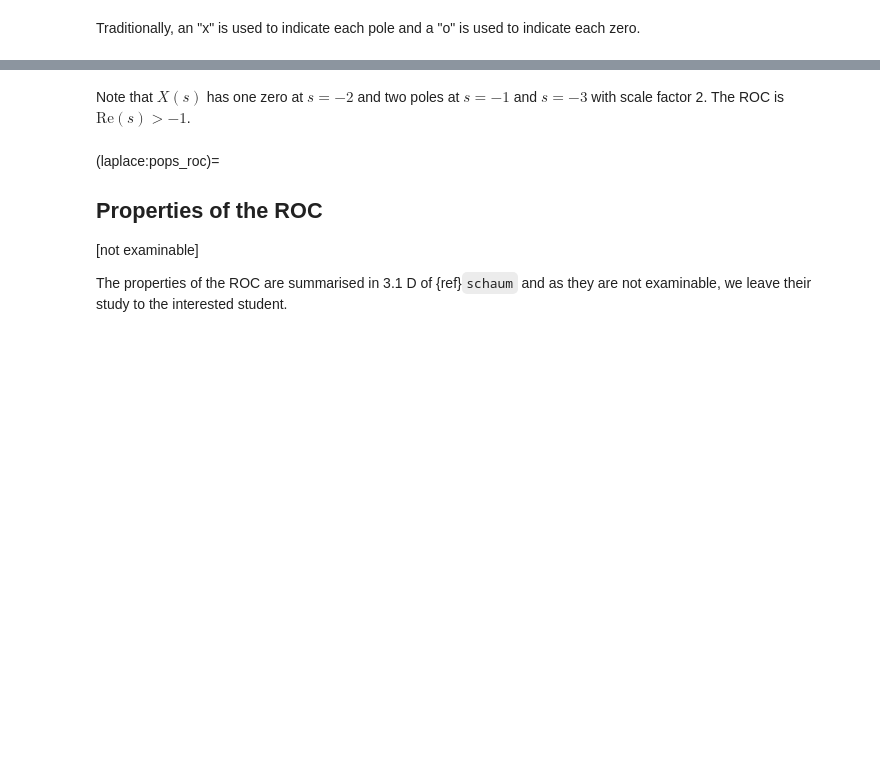
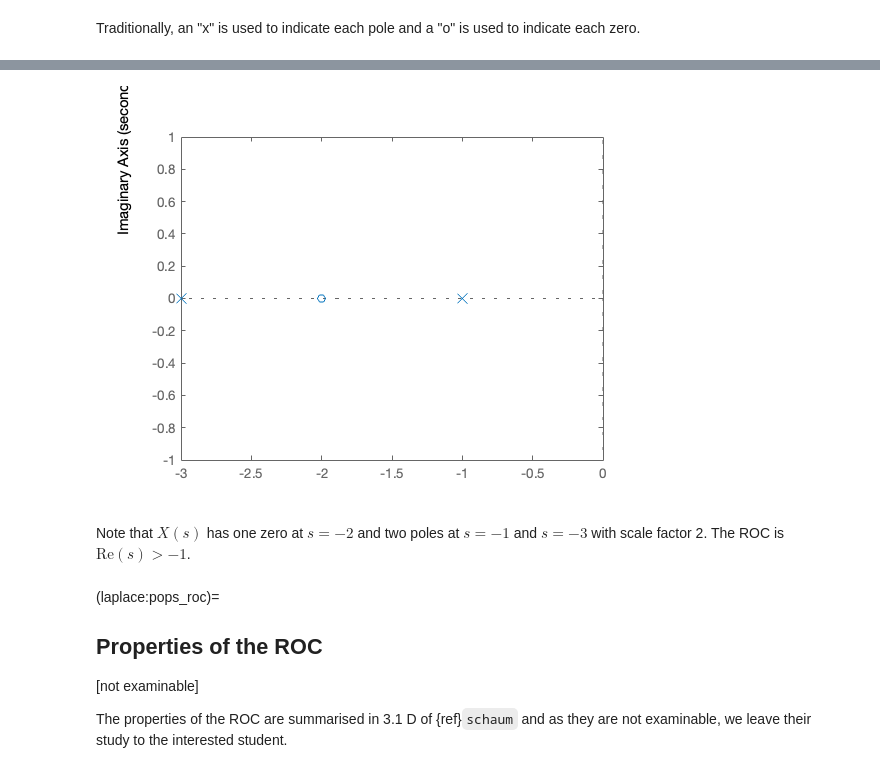
Before and after one commit to cpjobling/eg-150-textbook, a Jupyter notebook: _sources/laplace_transform/1/laplace.ipynb, the cells around one changed output, grey strips where cells are left out. Saved outputs shown, nothing was run; the diff lists cells and outputs as text; code cells hidden in the pictures; blank space fills up the shorter version.

```diff
--- a/_sources/laplace_transform/1/laplace.ipynb
+++ b/_sources/laplace_transform/1/laplace.ipynb
@@ -177,0 +253,3 @@ s-plane representation of $X(s)=(2s^2+4)(s^2+rs+3)$
+# %%
+z =-2; ; p = [-1, -3]; k = 2;
+H = zpk(z,p,k)
@@ -178,3 +264,7 @@ s-plane representation of $X(s)=(2s^2+4)(s^2+rs+3)$
+# %%
+pzmap(H)
+# %% [output]
+[figure, added]
 # %% [markdown]
 Note that $X(s)$ has one zero at $s=-2$ and two poles at $s=-1$ and $s=-3$ with scale factor 2. The ROC is $\mathrm{Re}(s)>-1$.
 # %% [markdown]
```
Also changed, not shown: parts of 33 cells of this notebook, 44 other files.
